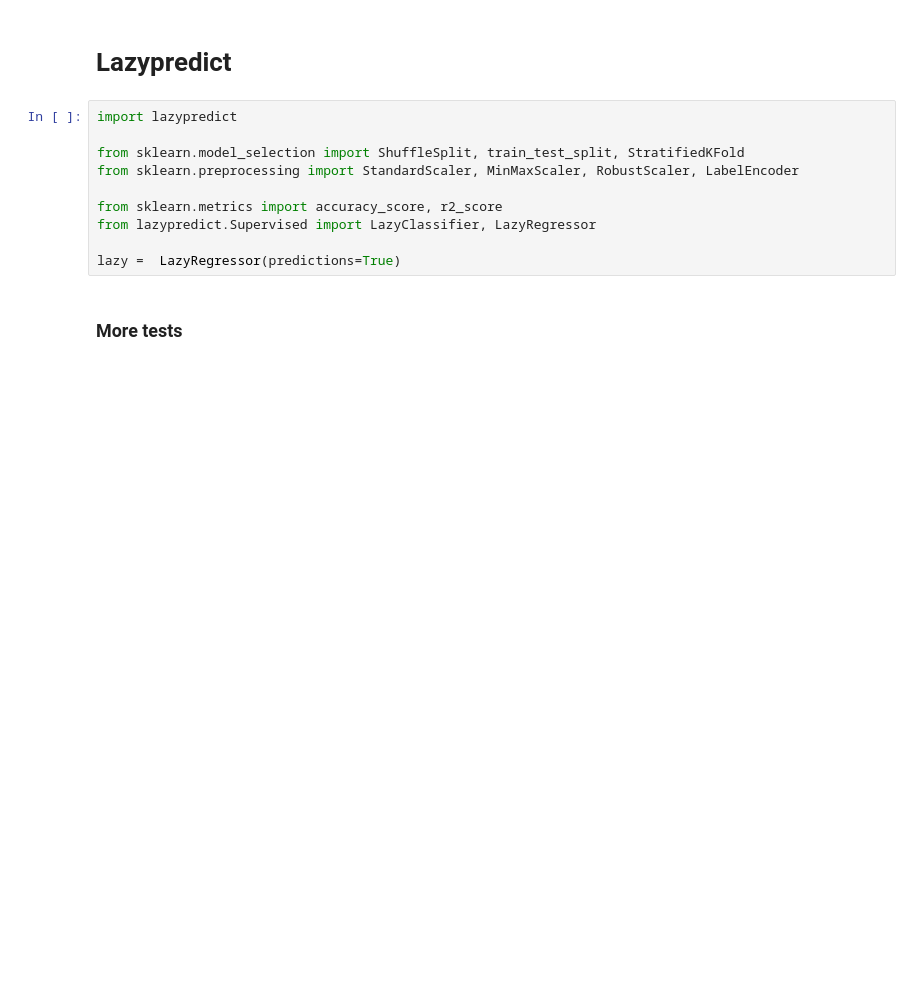
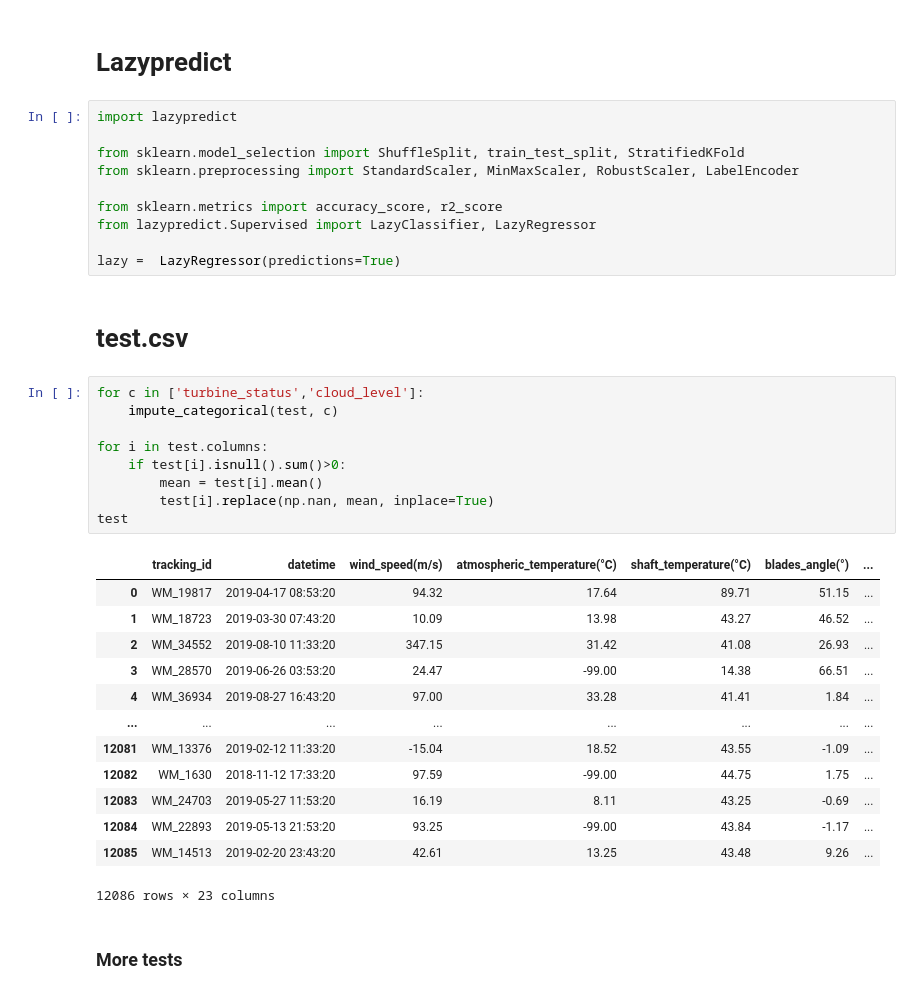
Before and after one commit to utshabkg/ML_Competition-AND-Practice, a Jupyter notebook: Competition/HackerEarth A Fine Windy Day/explanoratory_Lazypredict.ipynb, the cells around one changed output. Cells and saved outputs as stored; diff of their text form; blank space fills up the shorter version.

```diff
--- a/Competition/HackerEarth A Fine Windy Day/explanoratory_Lazypredict.ipynb
+++ b/Competition/HackerEarth A Fine Windy Day/explanoratory_Lazypredict.ipynb
@@ -419,6 +419,31 @@ from sklearn.metrics import accuracy_score, r2_score
 from lazypredict.Supervised import LazyClassifier, LazyRegressor
 
 lazy =  LazyRegressor(predictions=True)
+# %% [markdown]
+# test.csv
+# %%
+for c in ['turbine_status','cloud_level']:
+    impute_categorical(test, c)
+
+for i in test.columns:
+    if test[i].isnull().sum()>0:
+        mean = test[i].mean()
+        test[i].replace(np.nan, mean, inplace=True)
+test
+# %% [output]
+|  | tracking_id | datetime | wind_speed(m/s) | atmospheric_temperature(°C) | shaft_temperature(°C) | blades_angle(°) | ... |
+| 0 | WM_19817 | 2019-04-17 08:53:20 | 94.32 | 17.64 | 89.71 | 51.15 | ... |
+| 1 | WM_18723 | 2019-03-30 07:43:20 | 10.09 | 13.98 | 43.27 | 46.52 | ... |
+| 2 | WM_34552 | 2019-08-10 11:33:20 | 347.15 | 31.42 | 41.08 | 26.93 | ... |
+| 3 | WM_28570 | 2019-06-26 03:53:20 | 24.47 | -99.00 | 14.38 | 66.51 | ... |
+| 4 | WM_36934 | 2019-08-27 16:43:20 | 97.00 | 33.28 | 41.41 | 1.84 | ... |
+| ... | ... | ... | ... | ... | ... | ... | ... |
+| 12081 | WM_13376 | 2019-02-12 11:33:20 | -15.04 | 18.52 | 43.55 | -1.09 | ... |
+| 12082 | WM_1630 | 2018-11-12 17:33:20 | 97.59 | -99.00 | 44.75 | 1.75 | ... |
+| 12083 | WM_24703 | 2019-05-27 11:53:20 | 16.19 | 8.11 | 43.25 | -0.69 | ... |
+| 12084 | WM_22893 | 2019-05-13 21:53:20 | 93.25 | -99.00 | 43.84 | -1.17 | ... |
+| 12085 | WM_14513 | 2019-02-20 23:43:20 | 42.61 | 13.25 | 43.48 | 9.26 | ... |
+12086 rows × 23 columns
 # %% [markdown]
 ### More tests
 # %%
```
Also changed, not shown: parts of 3 cells of this notebook, 7 other files.
